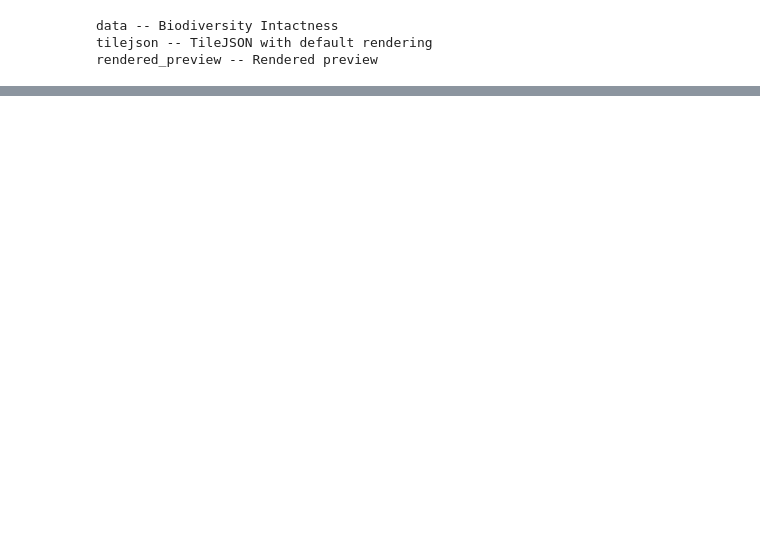
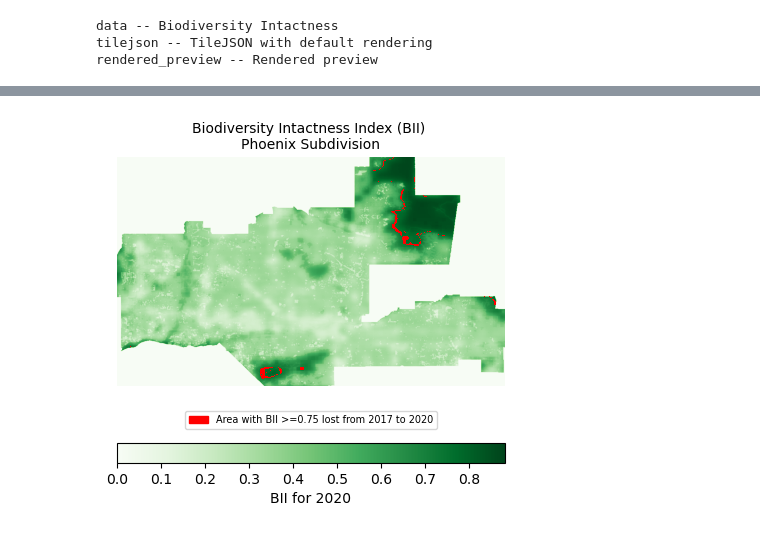
Before and after one commit to kpaya/impacts-of-urban-expansion-analysis, a Jupyter notebook: EDS220-FinalProject-Task2.ipynb, the cells around one changed output, grey strips where cells are left out. Drawn from its saved outputs; the diff is of its cells as text; code cells hidden in the pictures; blank space fills up the shorter version.

```diff
--- a/EDS220-FinalProject-Task2.ipynb
+++ b/EDS220-FinalProject-Task2.ipynb
@@ -203,0 +247,4 @@ gif(data_array, fps=1, cmap="Greens", robust=True)
+# %%
+year=2020
+biodiversity_2020 = biodiversity_function(year, 'Phoenix')
+percent_2020 = percent_function(biodiversity_2020, 'Phoenix')
@@ -203,0 +259,4 @@ gif(data_array, fps=1, cmap="Greens", robust=True)
+# %%
+year=2017
+biodiversity_2017 = biodiversity_function(year, 'Phoenix')
+percent_2017 = percent_function(biodiversity_2017, 'Phoenix')
@@ -203,0 +302,36 @@ gif(data_array, fps=1, cmap="Greens", robust=True)
+# %%
+# Create map
+fig, ax = plt.subplots(figsize=(5, 5))
+ax.axis('off')
+
+# Plot the biodiversity map
+background_plot=ax.imshow(biodiversity_2020[0], cmap='Greens')
+background_plot
+
+# Create a custom colormap: Only show 1 as red, others will be transparent (NaN)
+cmap = mcolors.ListedColormap([ 'red'])  # Red for 1, transparent for NaN
+bounds = [0, 1]  # Values between 0 and 1 are masked out (transparent), 1 will be red
+norm = mcolors.BoundaryNorm(bounds, cmap.N)
+
+# plot the difference filtered dataset
+diff_filtered_reprojected.plot(ax=ax, cmap=cmap, norm=norm, add_colorbar=False)
+
+# Create a custom legend for the difference map (change in BII)
+red_patch = mpatches.Patch(color='red', label="Area with BII >=0.75 lost from 2017 to 2020")
+
+# Add the custom legend for the BII lost
+ax.legend(handles=[red_patch], loc='center', fontsize=7, bbox_to_anchor=(0.5, -0.15))
+
+# Add a colorbar
+plt.colorbar(background_plot, ax=ax, orientation='horizontal', label="BII for 2020")
+
+# Add a title
+ax.set_title("Biodiversity Intactness Index (BII) \nPhoenix Subdivision", fontsize=10)
+
+# Reverse the y-axis
+ax.invert_yaxis()
+
+# Show plot
+plt.show()
+# %% [output]
+[figure, added]
```
Also changed, not shown: parts of 38 cells of this notebook.
